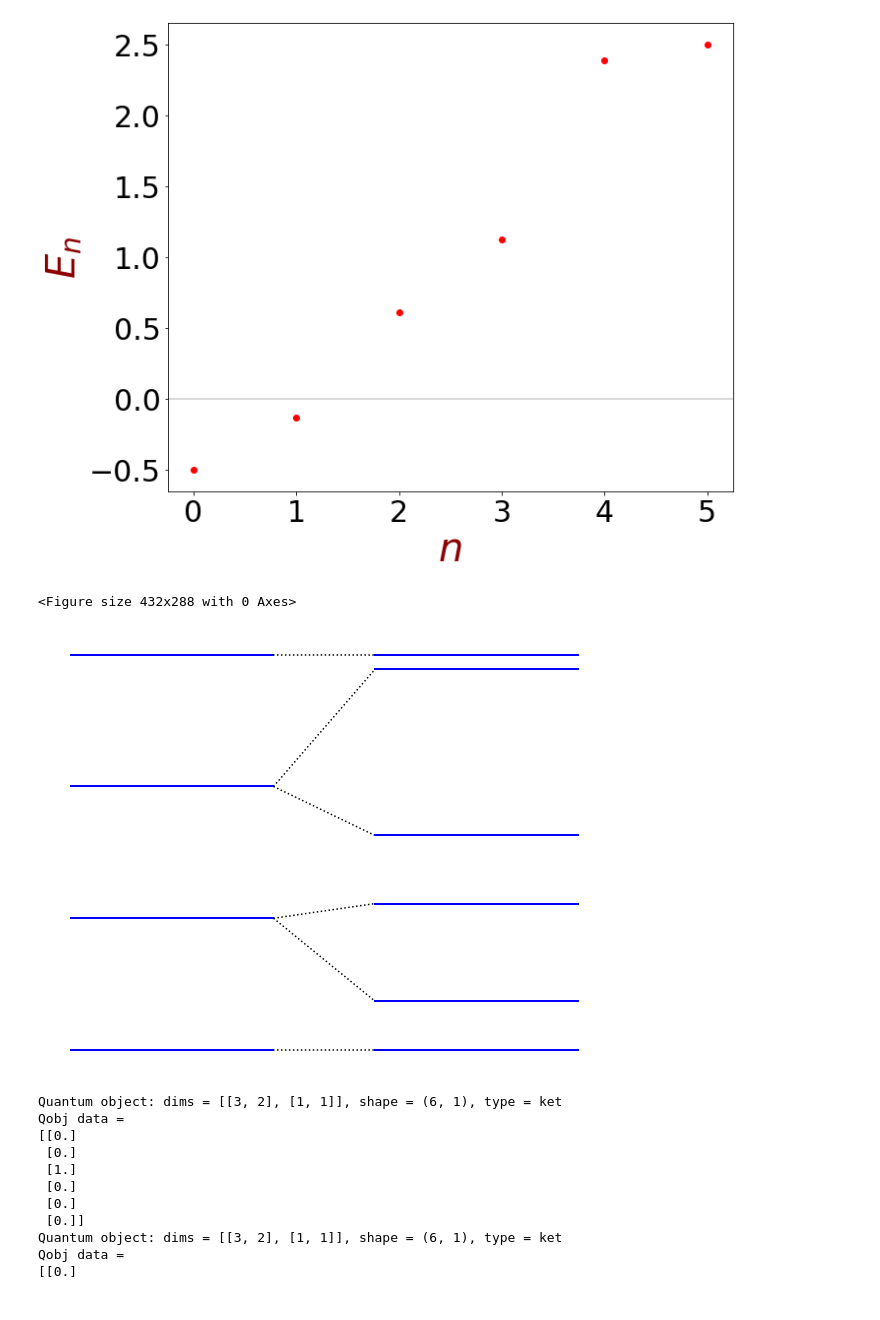
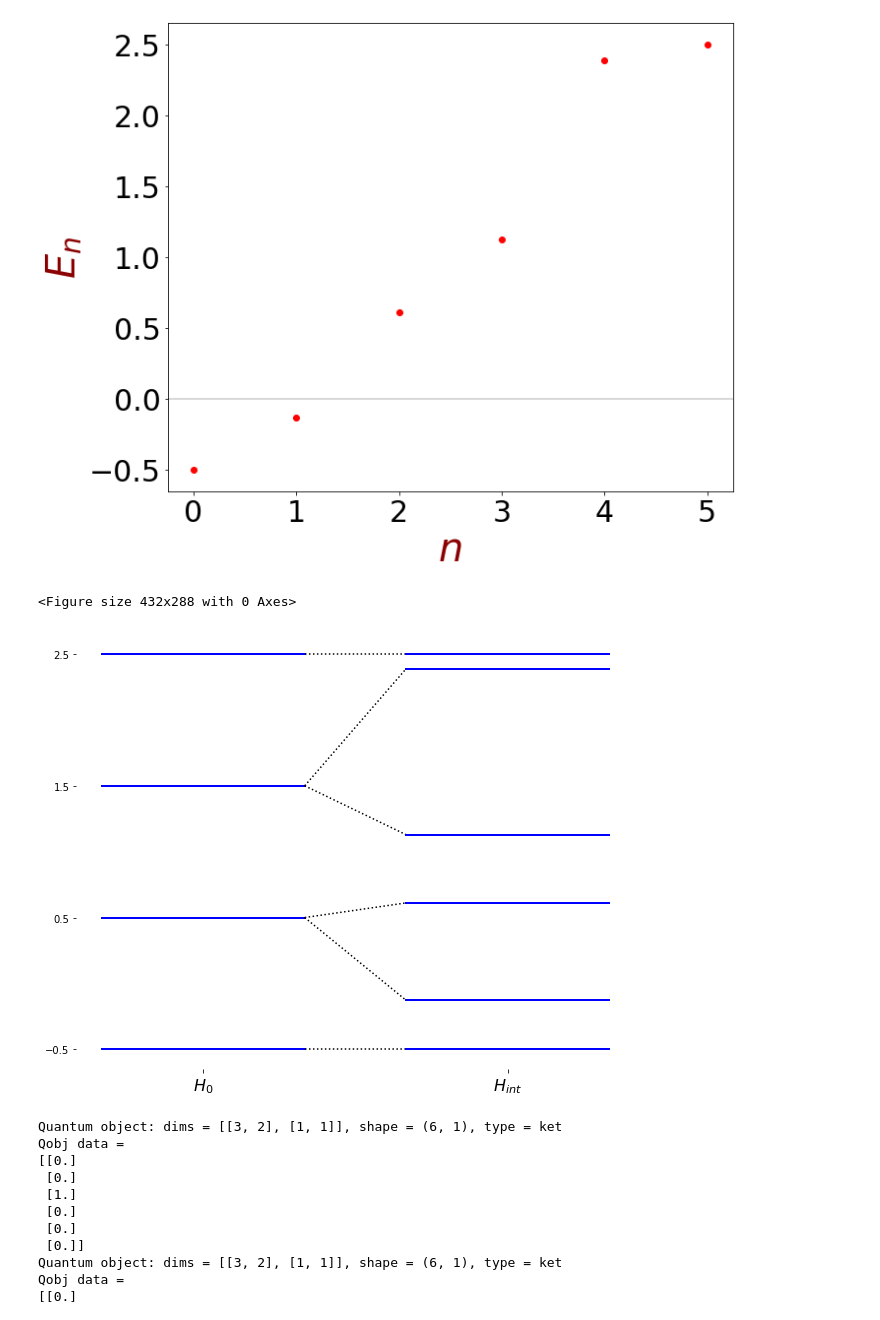
Before and after one commit to propellermint/Dynamic-chaos-in-the-kicked-photon-qubit-atom, a Jupyter notebook: quantum kicked JC 1 photon.ipynb, the cells around one changed output. Saved outputs shown, nothing was run; the diff lists cells and outputs as text; code cells hidden in the pictures.

```diff
--- a/quantum kicked JC 1 photon.ipynb
+++ b/quantum kicked JC 1 photon.ipynb
@@ -126,12 +126,12 @@ plt.show()
 [figure]
 # %%
 plt.figure()
-plot_energy_levels([H0, Hint], figsize=(10,8))
+plot_energy_levels([H0, Hint], figsize=(10,8), labels=['$H_{0}$', '$H_{int}$'], show_ylabels=True)
 plt.savefig('images/quantum/1photon/energy_levels,' + 'g=' + str(g) + ',N=' + str(N) + ',mu=' + str(mu) +
             ',r=' + str(r) + '.png', dpi=150)
 # %% [output]
 <Figure size 432x288 with 0 Axes>
-[figure, old version]
+[figure, new version]
 # %%
 # intial state
 vac_estate = tensor(basis(N,1), basis(2,0))  # start with an excited atom |1, e>
```
Also changed, not shown: parts of 1 cell of this notebook, 1 other file.
